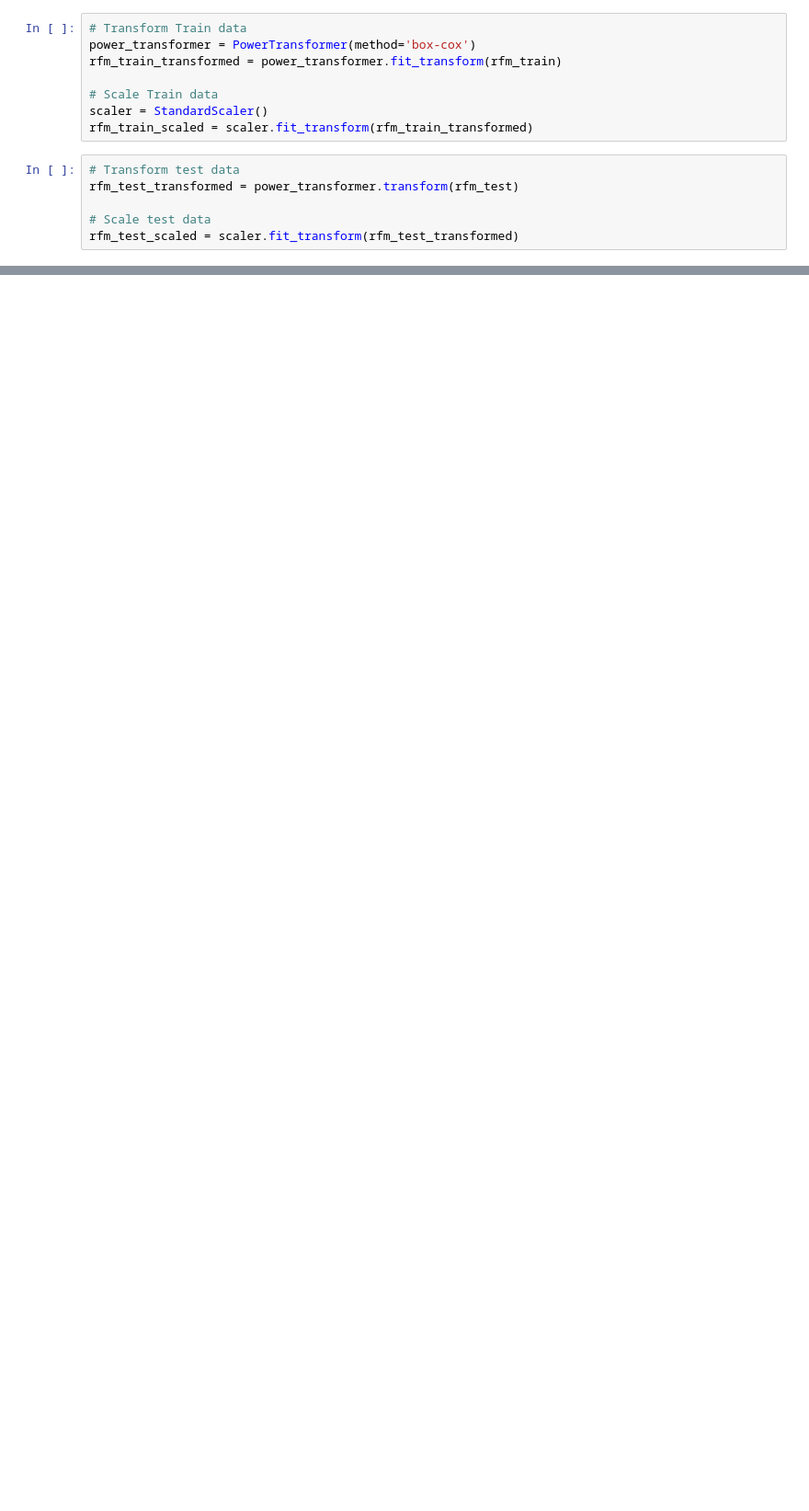
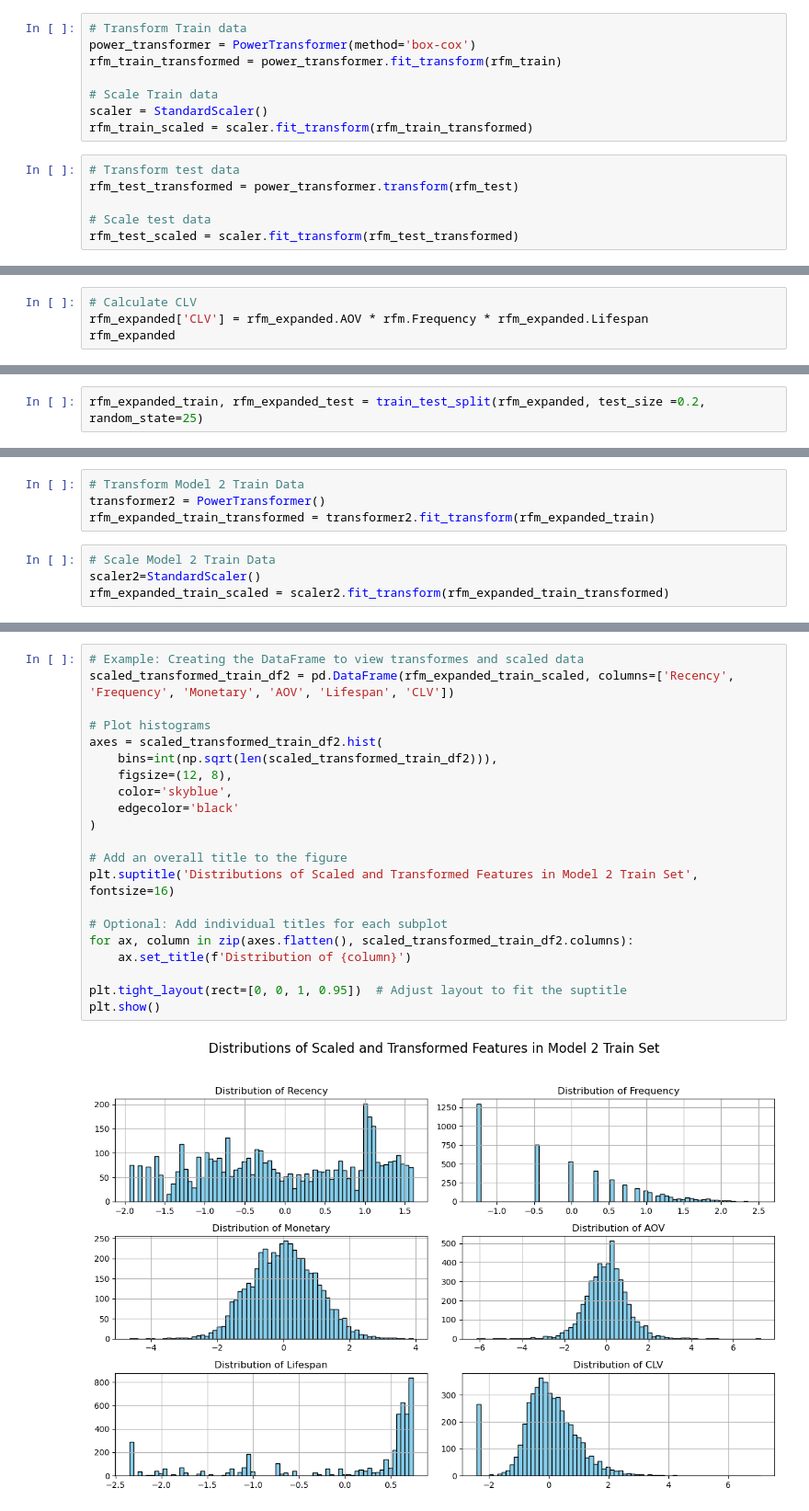
Before and after one commit to Nessiva525/springboard, a Jupyter notebook: Online_retail_II copy/Notebooks/Capstone_2_Preprocessing_and_Training_Development.ipynb, the cells around one changed output, grey strips where cells are left out. Shown at 92% size. Cells and saved outputs as stored; diff of their text form; blank space fills up the shorter version.

```diff
--- a/Online_retail_II copy/Notebooks/Capstone_2_Preprocessing_and_Training_Development.ipynb
+++ b/Online_retail_II copy/Notebooks/Capstone_2_Preprocessing_and_Training_Development.ipynb
@@ -129,0 +261,4 @@ plt.show()
+# %%
+# Calculate CLV
+rfm_expanded['CLV'] = rfm_expanded.AOV * rfm.Frequency * rfm_expanded.Lifespan
+rfm_expanded
@@ -129,0 +295,2 @@ plt.show()
+# %%
+rfm_expanded_train, rfm_expanded_test = train_test_split(rfm_expanded, test_size =0.2, random_state=25)
@@ -129,0 +317,8 @@ plt.show()
+# %%
+# Transform Model 2 Train Data
+transformer2 = PowerTransformer()
+rfm_expanded_train_transformed = transformer2.fit_transform(rfm_expanded_train)
+# %%
+# Scale Model 2 Train Data
+scaler2=StandardScaler()
+rfm_expanded_train_scaled = scaler2.fit_transform(rfm_expanded_train_transformed)
@@ -129,0 +331,23 @@ plt.show()
+# %%
+# Example: Creating the DataFrame to view transformes and scaled data
+scaled_transformed_train_df2 = pd.DataFrame(rfm_expanded_train_scaled, columns=['Recency', 'Frequency', 'Monetary', 'AOV', 'Lifespan', 'CLV'])
+
+# Plot histograms
+axes = scaled_transformed_train_df2.hist(
+    bins=int(np.sqrt(len(scaled_transformed_train_df2))),
+    figsize=(12, 8),
+    color='skyblue',
+    edgecolor='black'
+)
+
+# Add an overall title to the figure
+plt.suptitle('Distributions of Scaled and Transformed Features in Model 2 Train Set', fontsize=16)
+
+# Optional: Add individual titles for each subplot
+for ax, column in zip(axes.flatten(), scaled_transformed_train_df2.columns):
+    ax.set_title(f'Distribution of {column}')
+
+plt.tight_layout(rect=[0, 0, 1, 0.95])  # Adjust layout to fit the suptitle
+plt.show()
+# %% [output]
+[figure, added]
```
Also changed, not shown: parts of 34 cells of this notebook, 5 other files.
